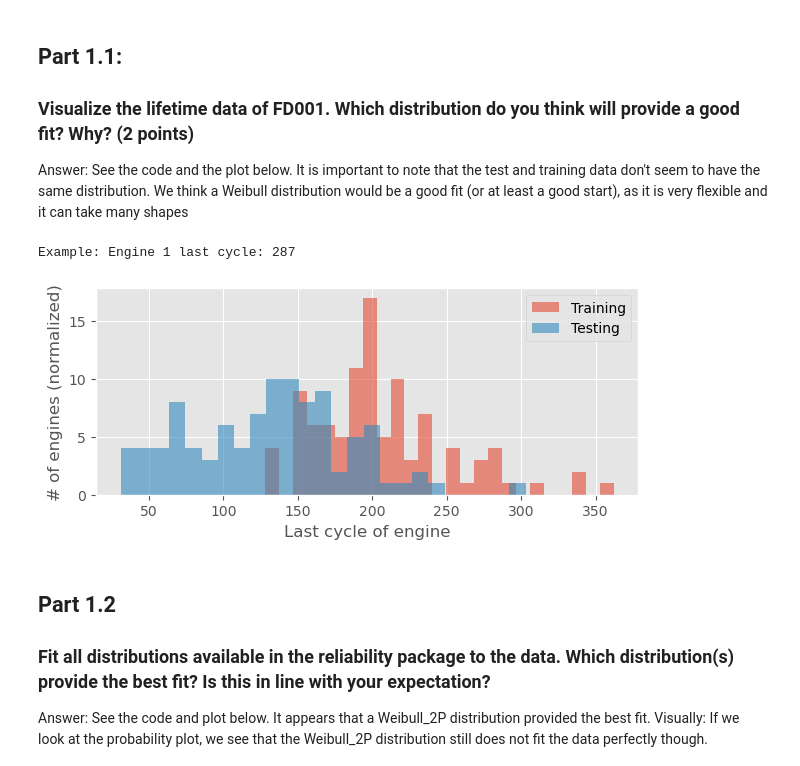
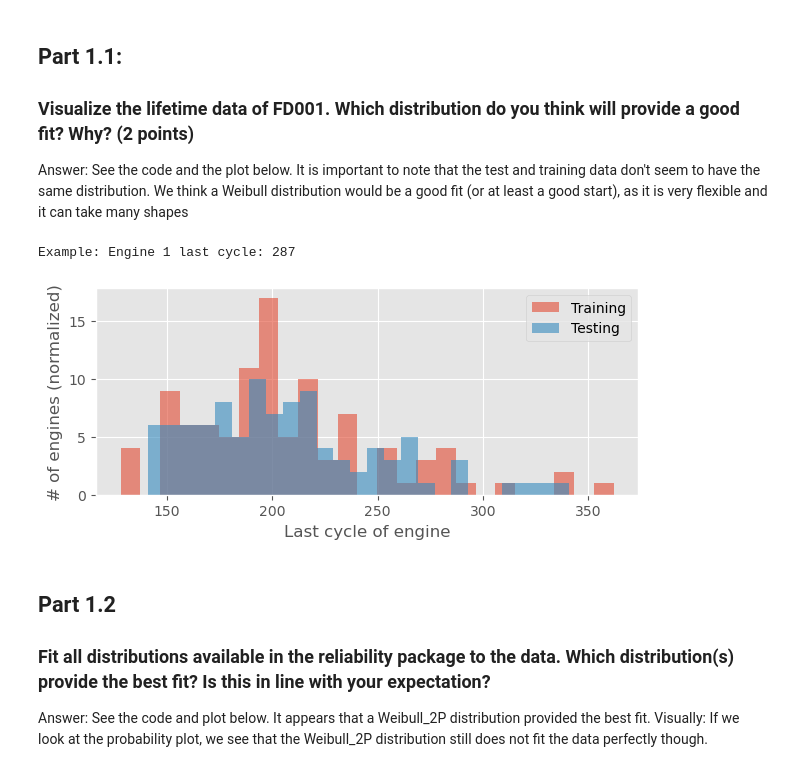
Before and after one commit to RamiSaht/Maintenance, a Jupyter notebook: part1.ipynb, the cells around one changed output. Cells and saved outputs as stored; diff of their text form; code cells hidden in the pictures.

Commit message:
Part 2.1 Exploring the data

```diff
--- a/part1.ipynb
+++ b/part1.ipynb
@@ -44,25 +44,27 @@ Answer: See the code and the plot below. It is important to note that the test a
 # %%
 # First group by the engine(id) and find the last cycle
 df_train_grouped = df_train.groupby('engine')
 df_train_last_cycle = df_train_grouped.max()['cycle']
 print(f"Example: Engine 1 last cycle: {df_train_last_cycle[2]}") # example output
 df_test_grouped = df_test.groupby('engine')
-df_test_last_cycle = df_test_grouped.max()['cycle']
+df_test_last_cycle = df_test_grouped.max()['cycle'].to_numpy()
+df_labels = pd.read_csv('Data/RUL_FD001.txt', header=None).to_numpy().flatten()
+
 
 # Second visualize the distribution of the last cycle
 fig, ax = plt.subplots(1, 1, figsize=fig_size(1, 0.3))
 ax.hist(df_train_last_cycle, histtype="stepfilled", label="Training", bins=25, alpha=0.6, zorder=2, density=False)
-ax.hist(df_test_last_cycle, histtype="stepfilled", label="Testing", bins=25, alpha=0.6, zorder=2, density=False)
+ax.hist(df_test_last_cycle+df_labels, histtype="stepfilled", label="Testing", bins=25, alpha=0.6, zorder=2, density=False)
 ax.set_xlabel("Last cycle of engine")
 ax.set_ylabel("# of engines (normalized)")
 
 plt.legend()
 plt.tight_layout()
 plt.show()
 fig.savefig("Output/last_cycle_distribution.png")
 # %% [output]
 Example: Engine 1 last cycle: 287
-[figure, old version]
+[figure, new version]
 # %% [markdown]
 ## Part 1.2
 ### Fit all distributions available in the reliability package to the data. Which distribution(s) provide the best fit? Is this in line with your expectation?
```
Also changed, not shown: 2 other files.
